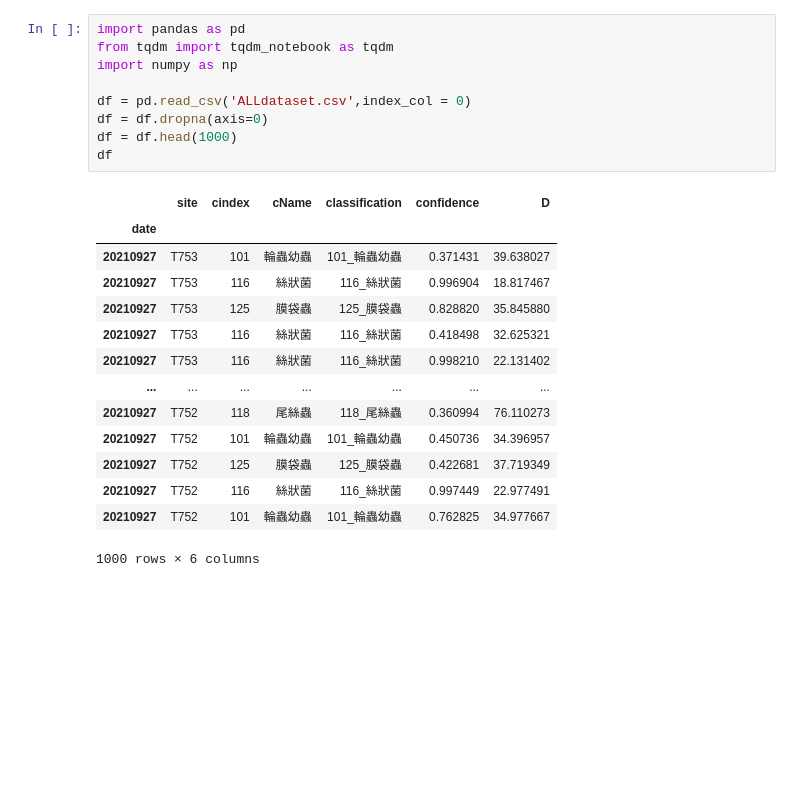
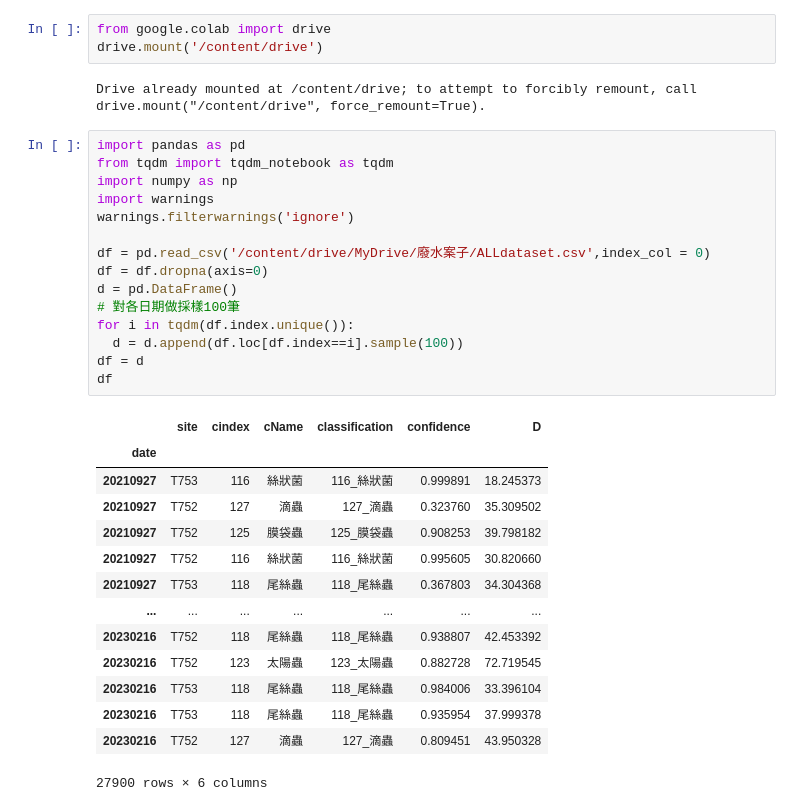
Before and after one commit to skywalker0803r/Wastewater-Biological-Treatment, a Jupyter notebook: 每一種蟲根據自己的百分位數做切分分成10類.ipynb, the cells around one changed output. Saved outputs shown, nothing was run; the diff lists cells and outputs as text; blank space fills up the shorter version.

```diff
--- a/每一種蟲根據自己的百分位數做切分分成10類.ipynb
+++ b/每一種蟲根據自己的百分位數做切分分成10類.ipynb
@@ -1,24 +3,35 @@
+# %%
+from google.colab import drive
+drive.mount('/content/drive')
+# %% [output]
+Drive already mounted at /content/drive; to attempt to forcibly remount, call drive.mount("/content/drive", force_remount=True).
 # %%
 import pandas as pd
 from tqdm import tqdm_notebook as tqdm
 import numpy as np
+import warnings
+warnings.filterwarnings('ignore')
 
-df = pd.read_csv('ALLdataset.csv',index_col = 0)
+df = pd.read_csv('/content/drive/MyDrive/廢水案子/ALLdataset.csv',index_col = 0)
 df = df.dropna(axis=0)
-df = df.head(1000)
+d = pd.DataFrame()
+# 對各日期做採樣100筆
+for i in tqdm(df.index.unique()):
+  d = d.append(df.loc[df.index==i].sample(100))
+df = d
 df
 # %% [output]
 |  | site | cindex | cName | classification | confidence | D |
 | date |  |  |  |  |  |  |
-| 20210927 | T753 | 101 | 輪蟲幼蟲 | 101_輪蟲幼蟲 | 0.371431 | 39.638027 |
-| 20210927 | T753 | 116 | 絲狀菌 | 116_絲狀菌 | 0.996904 | 18.817467 |
-| 20210927 | T753 | 125 | 膜袋蟲 | 125_膜袋蟲 | 0.828820 | 35.845880 |
-| 20210927 | T753 | 116 | 絲狀菌 | 116_絲狀菌 | 0.418498 | 32.625321 |
-| 20210927 | T753 | 116 | 絲狀菌 | 116_絲狀菌 | 0.998210 | 22.131402 |
+| 20210927 | T753 | 116 | 絲狀菌 | 116_絲狀菌 | 0.999891 | 18.245373 |
+| 20210927 | T752 | 127 | 滴蟲 | 127_滴蟲 | 0.323760 | 35.309502 |
+| 20210927 | T752 | 125 | 膜袋蟲 | 125_膜袋蟲 | 0.908253 | 39.798182 |
+| 20210927 | T752 | 116 | 絲狀菌 | 116_絲狀菌 | 0.995605 | 30.820660 |
+| 20210927 | T753 | 118 | 尾絲蟲 | 118_尾絲蟲 | 0.367803 | 34.304368 |
 | ... | ... | ... | ... | ... | ... | ... |
-| 20210927 | T752 | 118 | 尾絲蟲 | 118_尾絲蟲 | 0.360994 | 76.110273 |
-| 20210927 | T752 | 101 | 輪蟲幼蟲 | 101_輪蟲幼蟲 | 0.450736 | 34.396957 |
-| 20210927 | T752 | 125 | 膜袋蟲 | 125_膜袋蟲 | 0.422681 | 37.719349 |
-| 20210927 | T752 | 116 | 絲狀菌 | 116_絲狀菌 | 0.997449 | 22.977491 |
-| 20210927 | T752 | 101 | 輪蟲幼蟲 | 101_輪蟲幼蟲 | 0.762825 | 34.977667 |
+| 20230216 | T752 | 118 | 尾絲蟲 | 118_尾絲蟲 | 0.938807 | 42.453392 |
+| 20230216 | T752 | 123 | 太陽蟲 | 123_太陽蟲 | 0.882728 | 72.719545 |
+| 20230216 | T753 | 118 | 尾絲蟲 | 118_尾絲蟲 | 0.984006 | 33.396104 |
+| 20230216 | T753 | 118 | 尾絲蟲 | 118_尾絲蟲 | 0.935954 | 37.999378 |
+| 20230216 | T752 | 127 | 滴蟲 | 127_滴蟲 | 0.809451 | 43.950328 |
-1000 rows × 6 columns
+27900 rows × 6 columns
```
Also changed, not shown: parts of 6 cells of this notebook.
